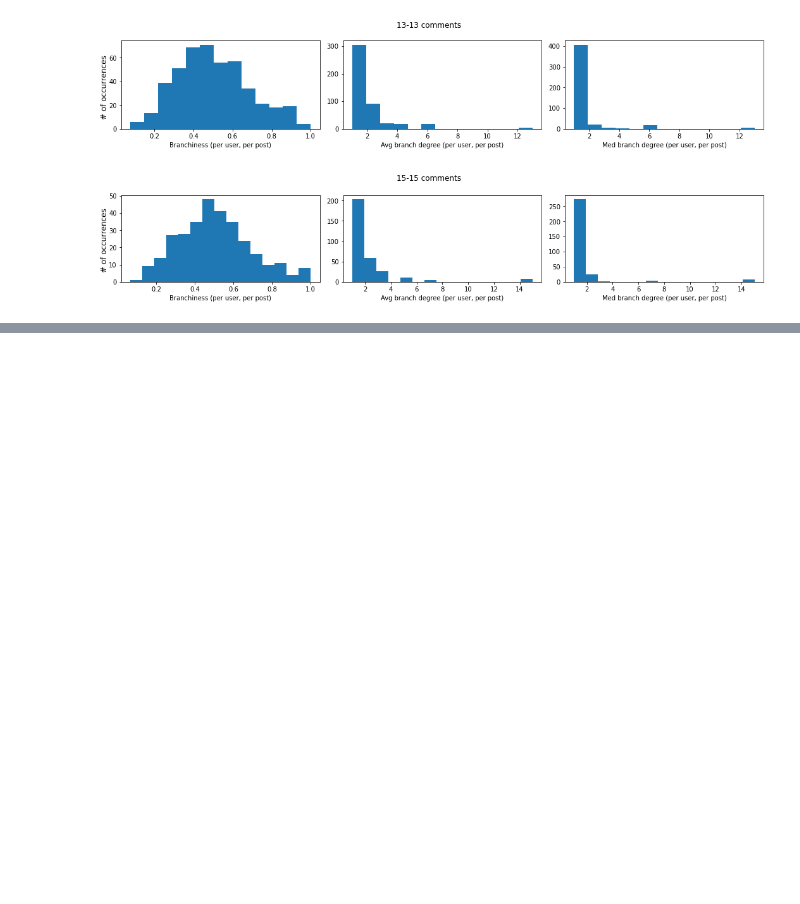
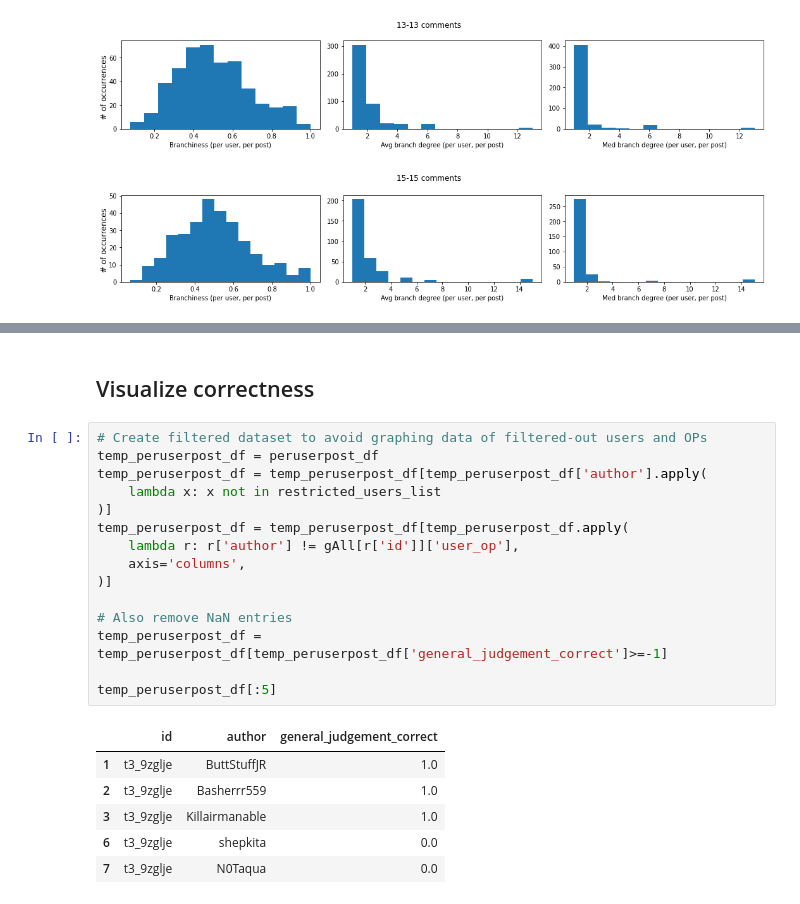
Before and after one commit to cephcyn/cornell_cs6742_a2, a Jupyter notebook: 01_metric_feasibility.ipynb, the cells around one changed output, grey strips where cells are left out. Cells and saved outputs as stored; diff of their text form; blank space fills up the shorter version.

```diff
--- a/01_metric_feasibility.ipynb
+++ b/01_metric_feasibility.ipynb
@@ -815,0 +767,24 @@ vis_comment_ctrl(15)
+# %% [markdown]
+## Visualize correctness
+# %%
+# Create filtered dataset to avoid graphing data of filtered-out users and OPs
+temp_peruserpost_df = peruserpost_df
+temp_peruserpost_df = temp_peruserpost_df[temp_peruserpost_df['author'].apply(
+    lambda x: x not in restricted_users_list
+)]
+temp_peruserpost_df = temp_peruserpost_df[temp_peruserpost_df.apply(
+    lambda r: r['author'] != gAll[r['id']]['user_op'],
+    axis='columns',
+)]
+
+# Also remove NaN entries
+temp_peruserpost_df = temp_peruserpost_df[temp_peruserpost_df['general_judgement_correct']>=-1]
+
+temp_peruserpost_df[:5]
+# %% [output]
+|  | id | author | general_judgement_correct |
+| 1 | t3_9zglje | ButtStuffJR | 1.0 |
+| 2 | t3_9zglje | Basherrr559 | 1.0 |
+| 3 | t3_9zglje | Killairmanable | 1.0 |
+| 6 | t3_9zglje | shepkita | 0.0 |
+| 7 | t3_9zglje | N0Taqua | 0.0 |
```
Also changed, not shown: parts of 13 cells of this notebook, 1 other file.
